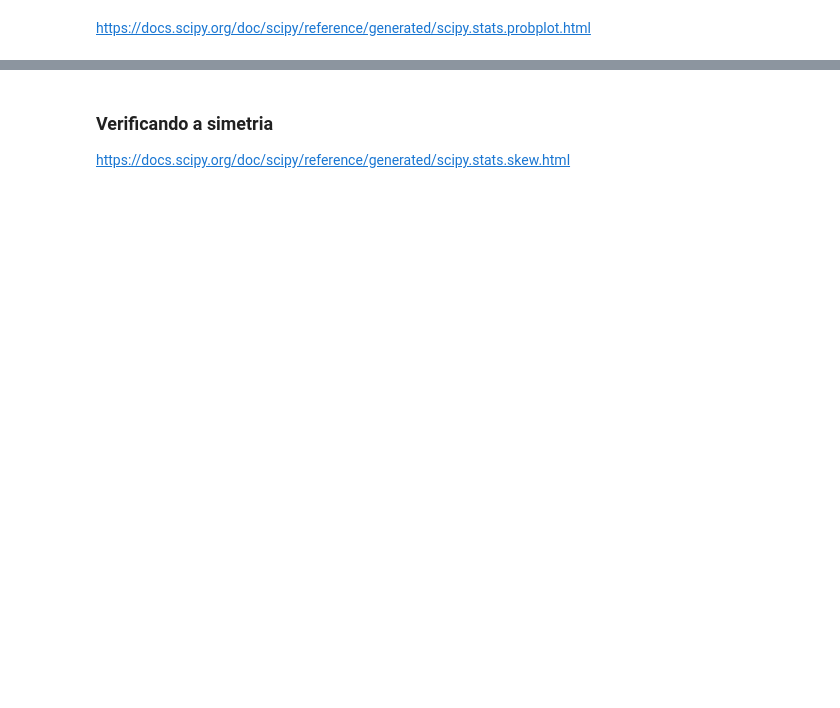
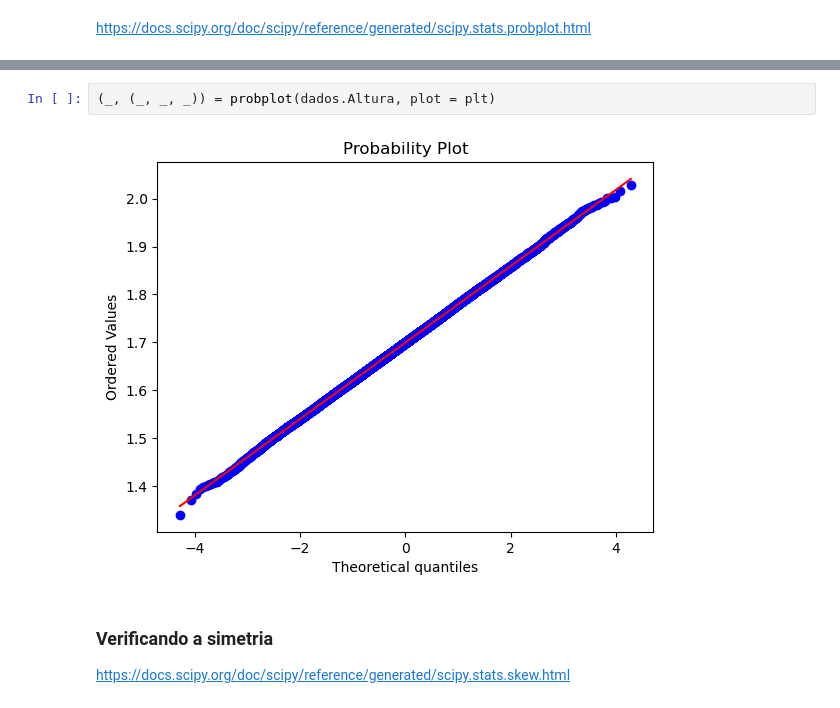
Before and after one commit to ledsouza/Curso_de_Estatistica_Parte_4, a Jupyter notebook: Curso_de_Estatística_Parte_4.ipynb, the cells around one changed output, grey strips where cells are left out. Cells and saved outputs as stored; diff of their text form; blank space fills up the shorter version.

```diff
--- a/Curso_de_Estatística_Parte_4.ipynb
+++ b/Curso_de_Estatística_Parte_4.ipynb
@@ -1085,3 +1287,7 @@ https://docs.scipy.org/doc/scipy/reference/generated/scipy.stats.probplot.html
+# %%
+(_, (_, _, _)) = probplot(dados.Altura, plot = plt)
+# %% [output]
+[figure, added]
 # %% [markdown]
 ### Verificando a simetria
 
```
Also changed, not shown: parts of 47 cells of this notebook, 2 other files.
